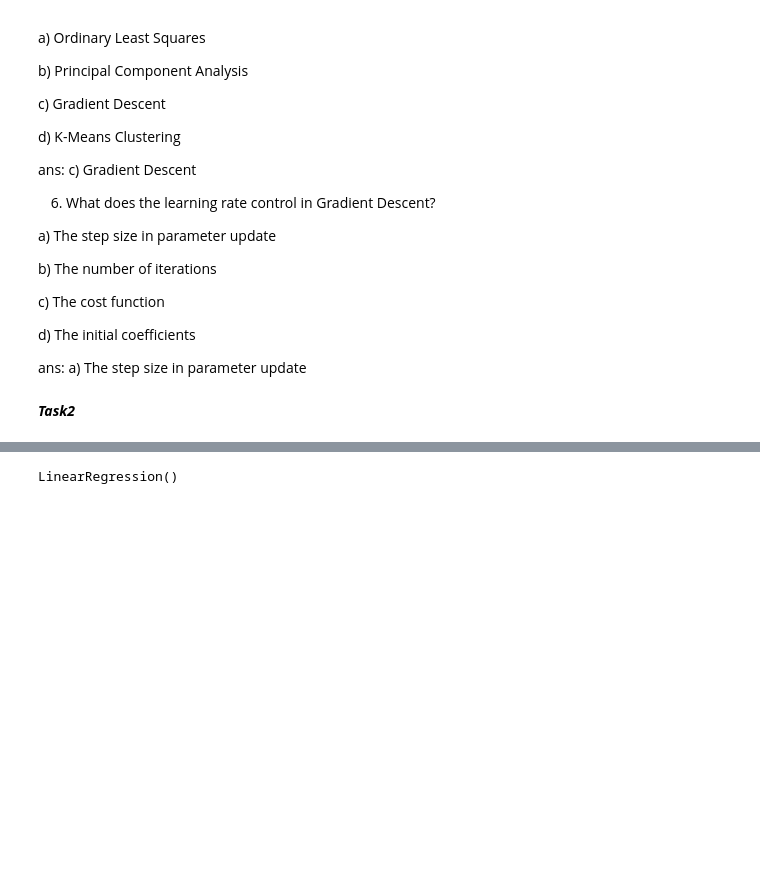
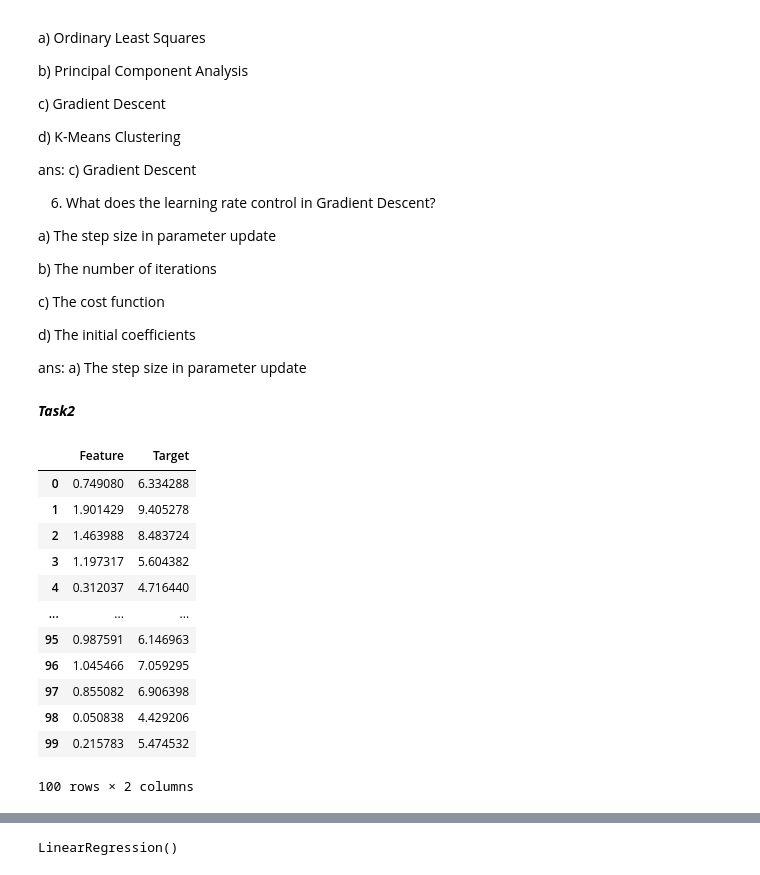
Before and after one commit to tajbidtousif/CMP7239-ML, a Jupyter notebook: Session_5_Lab_Linear_Regression_.ipynb, the cells around one changed output, grey strips where cells are left out. Saved outputs shown, nothing was run; the diff lists cells and outputs as text; code cells hidden in the pictures; blank space fills up the shorter version.

```diff
--- a/Session_5_Lab_Linear_Regression_.ipynb
+++ b/Session_5_Lab_Linear_Regression_.ipynb
@@ -115,5 +115,21 @@ y = 4 + 3 * X + np.random.randn(100, 1)
 # %%
 # Convert to DataFrame for easy manipulation
 df = pd.DataFrame({'Feature': X.flatten(), 'Target': y.flatten()})
+# %%
+df.head(100)
+# %% [output]
+|  | Feature | Target |
+| 0 | 0.749080 | 6.334288 |
+| 1 | 1.901429 | 9.405278 |
+| 2 | 1.463988 | 8.483724 |
+| 3 | 1.197317 | 5.604382 |
+| 4 | 0.312037 | 4.716440 |
+| ... | ... | ... |
+| 95 | 0.987591 | 6.146963 |
+| 96 | 1.045466 | 7.059295 |
+| 97 | 0.855082 | 6.906398 |
+| 98 | 0.050838 | 4.429206 |
+| 99 | 0.215783 | 5.474532 |
+100 rows × 2 columns
 # %%
 # Splitting the dataset into training and testing sets
```
Also changed, not shown: parts of 2 cells of this notebook.
